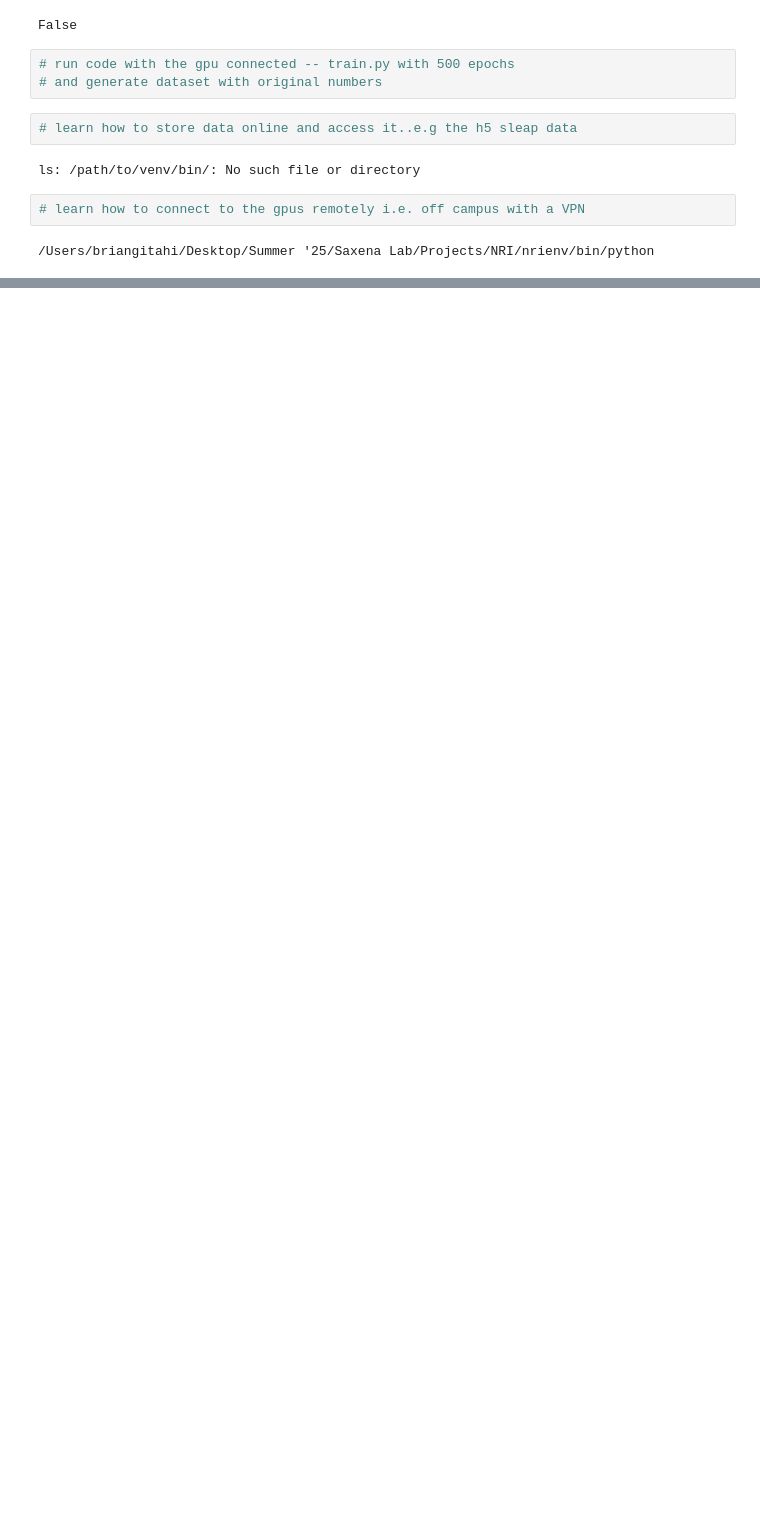
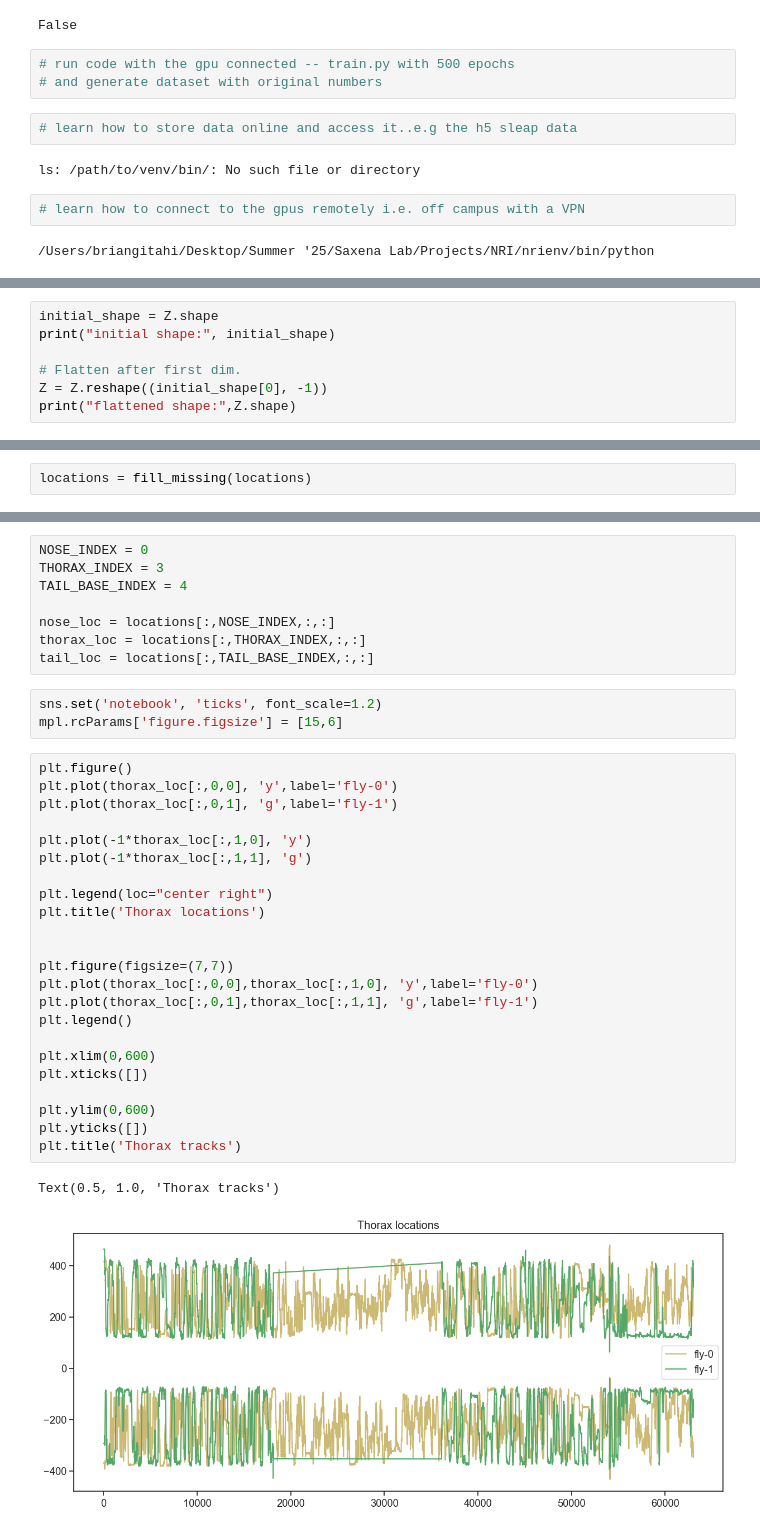
Before and after one commit to BrianNGitahi/NRI, a Jupyter notebook: Test_notebook.ipynb, the cells around one changed output, grey strips where cells are left out. Drawn from its saved outputs; the diff is of its cells as text; blank space fills up the shorter version.

Commit message:
notebook content

```diff
--- a/Test_notebook.ipynb
+++ b/Test_notebook.ipynb
@@ -23,0 +81,7 @@ ls: /path/to/venv/bin/: No such file or directory
+# %%
+initial_shape = Z.shape
+print("initial shape:", initial_shape)
+
+# Flatten after first dim.
+Z = Z.reshape((initial_shape[0], -1))
+print("flattened shape:",Z.shape)
@@ -23,0 +128,2 @@ ls: /path/to/venv/bin/: No such file or directory
+# %%
+locations = fill_missing(locations)
@@ -23,0 +136,37 @@ ls: /path/to/venv/bin/: No such file or directory
+# %%
+NOSE_INDEX = 0
+THORAX_INDEX = 3
+TAIL_BASE_INDEX = 4
+
+nose_loc = locations[:,NOSE_INDEX,:,:]
+thorax_loc = locations[:,THORAX_INDEX,:,:]
+tail_loc = locations[:,TAIL_BASE_INDEX,:,:]
+# %%
+sns.set('notebook', 'ticks', font_scale=1.2)
+mpl.rcParams['figure.figsize'] = [15,6]
+# %%
+plt.figure()
+plt.plot(thorax_loc[:,0,0], 'y',label='fly-0')
+plt.plot(thorax_loc[:,0,1], 'g',label='fly-1')
+
+plt.plot(-1*thorax_loc[:,1,0], 'y')
+plt.plot(-1*thorax_loc[:,1,1], 'g')
+
+plt.legend(loc="center right")
+plt.title('Thorax locations')
+
+
+plt.figure(figsize=(7,7))
+plt.plot(thorax_loc[:,0,0],thorax_loc[:,1,0], 'y',label='fly-0')
+plt.plot(thorax_loc[:,0,1],thorax_loc[:,1,1], 'g',label='fly-1')
+plt.legend()
+
+plt.xlim(0,600)
+plt.xticks([])
+
+plt.ylim(0,600)
+plt.yticks([])
+plt.title('Thorax tracks')
+# %% [output]
+Text(0.5, 1.0, 'Thorax tracks')
+[figure, added]
```
Also changed, not shown: parts of 14 cells of this notebook.
